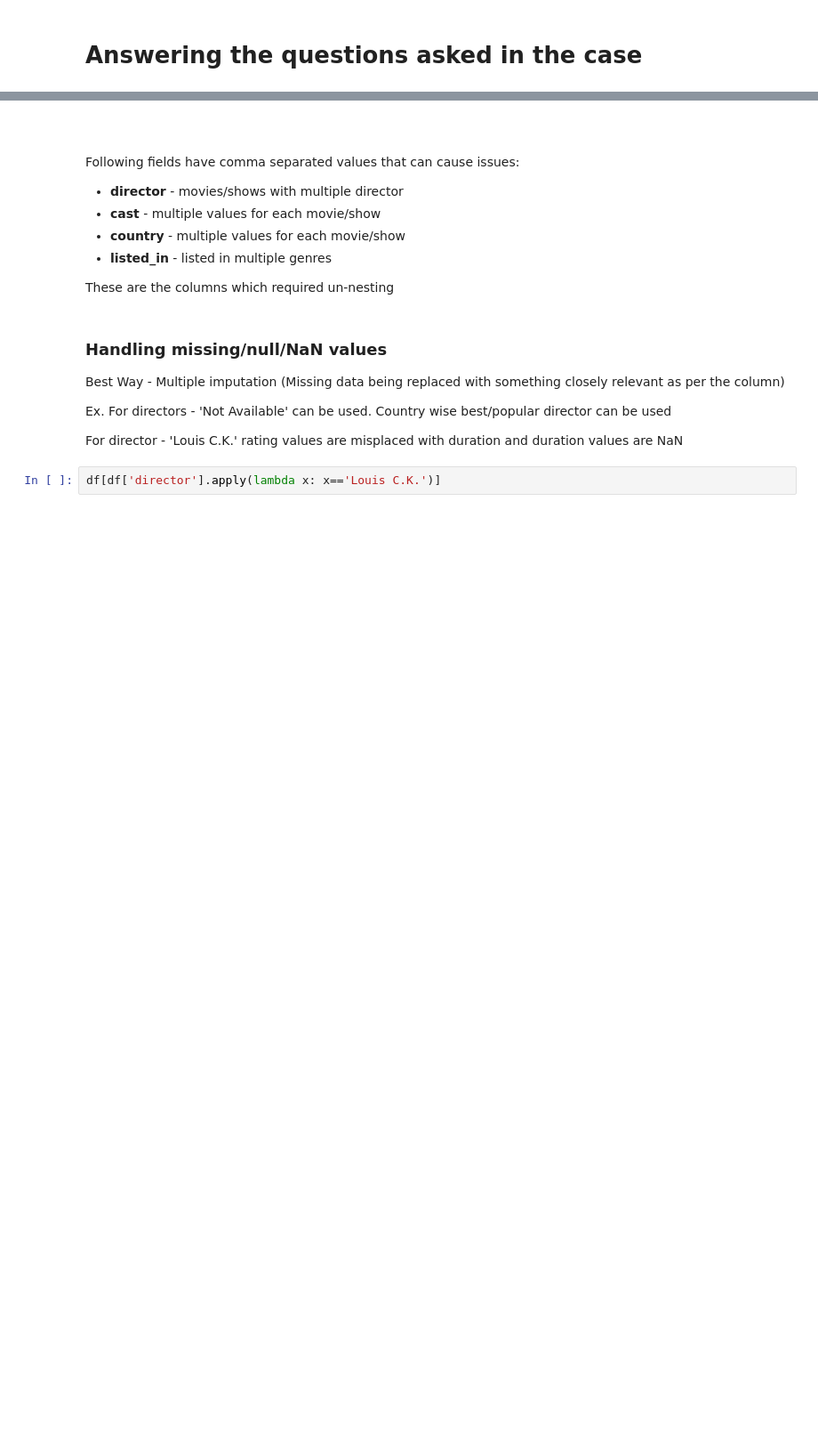
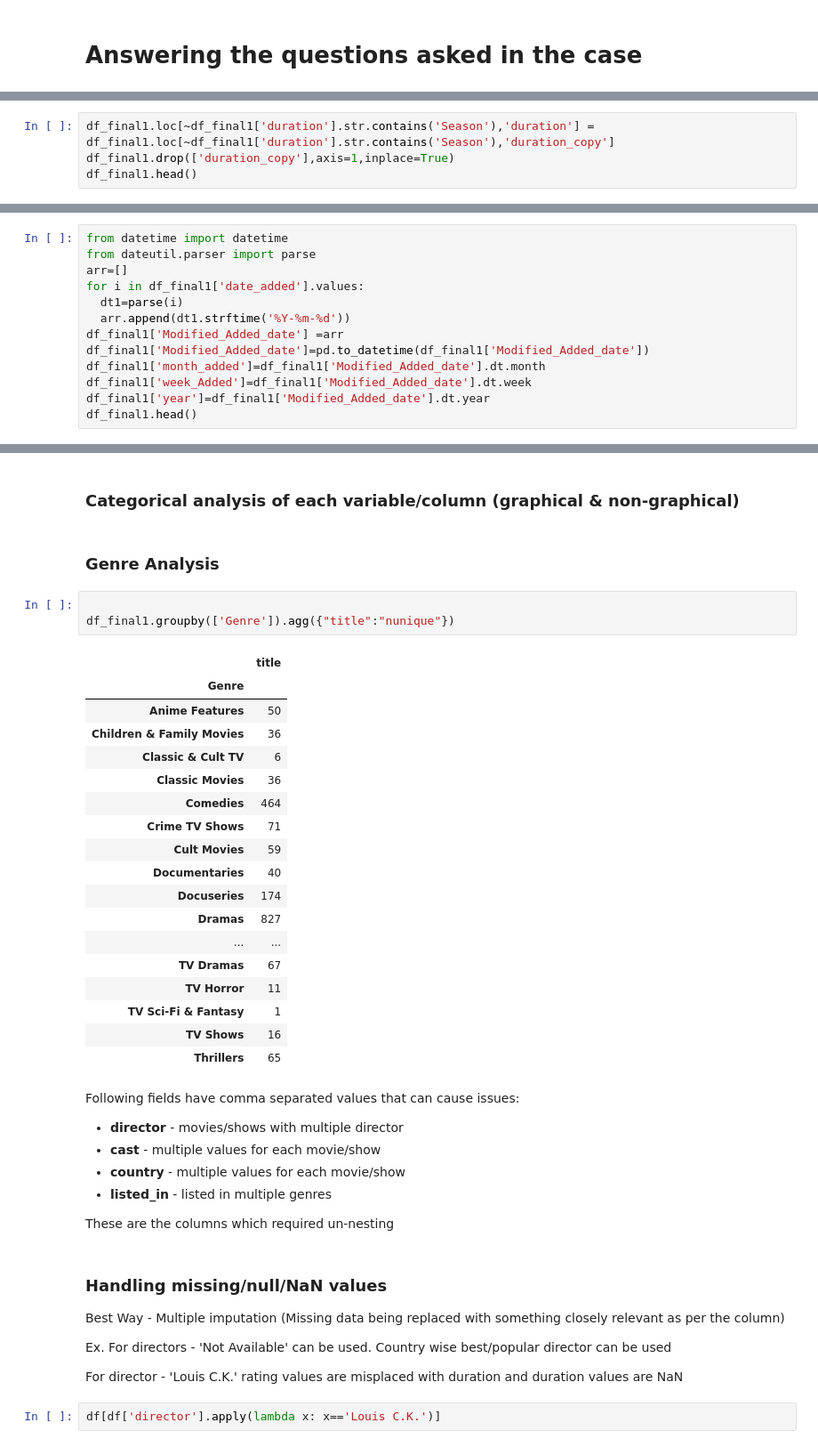
Before and after one commit to vinayakghatul/Netflix_EDA, a Jupyter notebook: DV_Netflix_Case.ipynb, the cells around one changed output, grey strips where cells are left out. Shown at 89% size. Saved outputs shown, nothing was run; the diff lists cells and outputs as text; blank space fills up the shorter version.

```diff
--- a/DV_Netflix_Case.ipynb
+++ b/DV_Netflix_Case.ipynb
@@ -344,0 +432,4 @@ df_final.head()
+# %%
+df_final1.loc[~df_final1['duration'].str.contains('Season'),'duration'] = df_final1.loc[~df_final1['duration'].str.contains('Season'),'duration_copy']
+df_final1.drop(['duration_copy'],axis=1,inplace=True)
+df_final1.head()
@@ -344,0 +465,13 @@ df_final.head()
+# %%
+from datetime import datetime
+from dateutil.parser import parse
+arr=[]
+for i in df_final1['date_added'].values:
+  dt1=parse(i)
+  arr.append(dt1.strftime('%Y-%m-%d'))
+df_final1['Modified_Added_date'] =arr
+df_final1['Modified_Added_date']=pd.to_datetime(df_final1['Modified_Added_date'])
+df_final1['month_added']=df_final1['Modified_Added_date'].dt.month
+df_final1['week_Added']=df_final1['Modified_Added_date'].dt.week
+df_final1['year']=df_final1['Modified_Added_date'].dt.year
+df_final1.head()
@@ -345,5 +485,29 @@ df_final.head()
+# %% [markdown]
+### Categorical analysis of each variable/column (graphical & non-graphical)
 # %% [markdown]
-###
+### Genre Analysis
+# %%
+
+df_final1.groupby(['Genre']).agg({"title":"nunique"})
+# %% [output]
+|  | title |
+| Genre |  |
+| Anime Features | 50 |
+| Children & Family Movies | 36 |
+| Classic & Cult TV | 6 |
+| Classic Movies | 36 |
+| Comedies | 464 |
+| Crime TV Shows | 71 |
+| Cult Movies | 59 |
+| Documentaries | 40 |
+| Docuseries | 174 |
+| Dramas | 827 |
+| ... | ... |
+| TV Dramas | 67 |
+| TV Horror | 11 |
+| TV Sci-Fi & Fantasy | 1 |
+| TV Shows | 16 |
+| Thrillers | 65 |
 # %% [markdown]
 Following fields have comma separated values that can cause issues:
 
```
Also changed, not shown: parts of 15 cells of this notebook.
